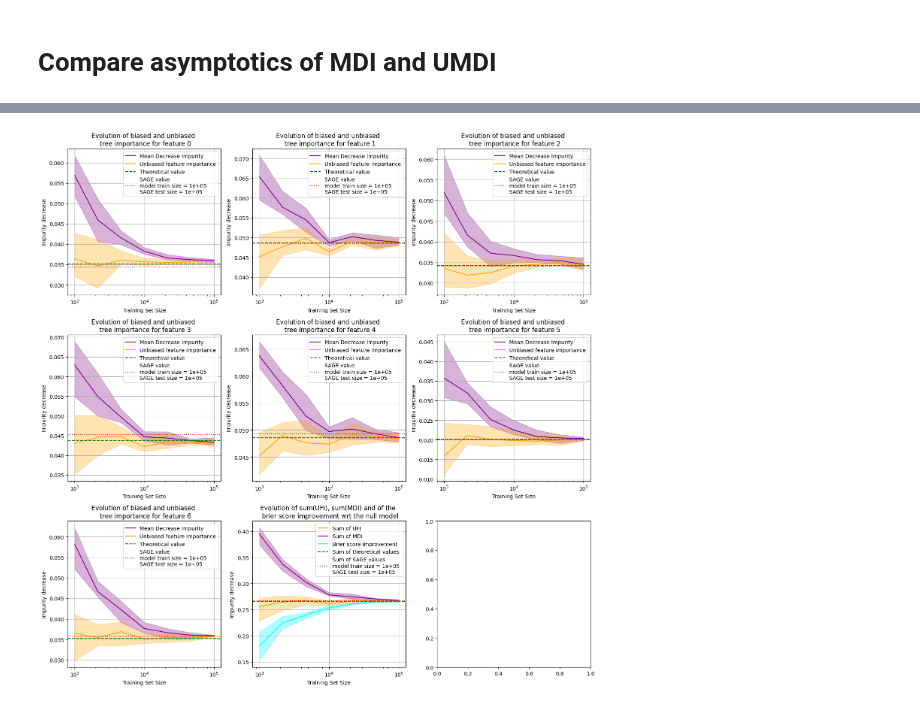
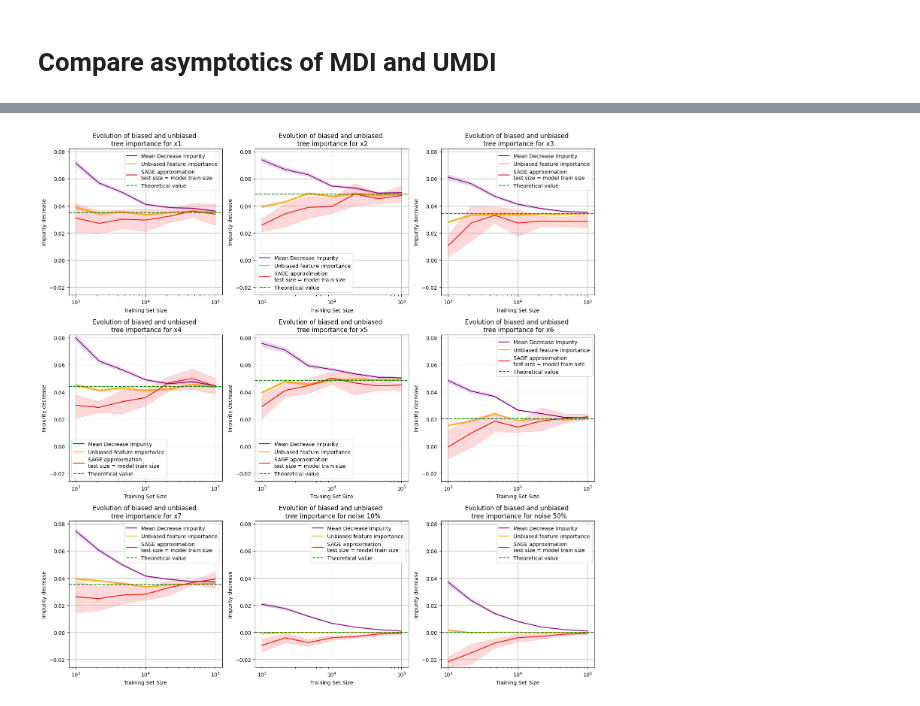
Before and after one commit to GaetandeCast/Internship, a Jupyter notebook: shapley_value_comparison/noised_led_experiment.ipynb, the cells around one changed output, grey strips where cells are left out. Drawn from its saved outputs; the diff is of its cells as text; code cells hidden in the pictures.

Commit message:
do kfold instead of seed change, use bootstrap CIs

```diff
--- a/shapley_value_comparison/noised_led_experiment.ipynb
+++ b/shapley_value_comparison/noised_led_experiment.ipynb
@@ -17,9 +19,17 @@ from sklearn.dummy import DummyClassifier
+# %%
+flip_proba = 0.2
+n_folds = 5
+n_estimators = 100
+rng = check_random_state(0)
+feature_names = ["x1", "x2", "x3", "x4", "x5", "x6", "x7", "noise 10%", "noise 50%"]
+train_sizes_largest = np.logspace(3, 5, 7, dtype=int)
+irrelevant = (0.1, 0.5)
 # %% [markdown]
 # Generating the dataset
 We take the led dataset and add noise to it to introduce randomness and compare between train and test sets.
 # %%
 def make_noised_led_sample(
-    n_samples=200, irrelevant=0, flip_proba=0.1, random_state=None
+    n_samples=200, irrelevant=None, flip_proba=0.1, random_state=None
 ):
     random_state = check_random_state(random_state)
 
@@ -45,8 +55,9 @@ def make_noised_led_sample(
         X_noised[sample, :] = np.abs(
             random_state.binomial(n=1, p=flip_proba, size=7) - X[sample, :]
         )
-    if irrelevant > 0:
-        X_noised = np.hstack((X_noised, random_state.rand(n_samples, irrelevant) > 0.5))
+    if irrelevant:
+        for proba in irrelevant:
+            X_noised = np.hstack((X_noised, random_state.binomial(n=1, p=proba, size=n_samples)[:, np.newaxis]))
     return X_noised, y
 # %% [markdown]
 # Compare asymptotics of MDI and UMDI
@@ -286,3 +171,4 @@ def exact_sage_from_joint(joint):
 # %%
 joint = get_joint_distribution(flip_proba=flip_proba)
 theoretical_value = exact_sage_from_joint(joint)
+theoretical_value = np.concat([theoretical_value, np.zeros_like(irrelevant)])
@@ -433,86 +234,67 @@ mean_mdi = np.zeros((len(train_sizes_largest), len(feature_names)))
 quantiles_mdi = np.zeros((len(train_sizes_largest), len(feature_names), 2))
 mean_umdi = np.zeros((len(train_sizes_largest), len(feature_names)))
 quantiles_umdi = np.zeros((len(train_sizes_largest), len(feature_names), 2))
-mean_brier = np.zeros(len(train_sizes_largest))
-quantiles_brier = np.zeros((len(train_sizes_largest), 2))
-
-for t_idx in range(len(train_sizes_largest)):
-    mean_mdi[t_idx, :] = mdi_large_res[:, t_idx, :].mean(axis=1)
-    quantiles_mdi[t_idx, :, :] = np.quantile(mdi_large_res[:, t_idx, :], q=(0.025, 0.975), axis=1).T
-    mean_umdi[t_idx, :] = umdi_large_res[:, t_idx, :].mean(axis=1)
-    quantiles_umdi[t_idx, :, :] = np.quantile(umdi_large_res[:, t_idx, :], q=(0.025, 0.975), axis=1).T
-
-    mean_brier = brier_score_improvement[t_idx, :].mean()
-    quantiles_brier[t_idx, :] = np.quantile(brier_score_improvement[t_idx, :], q=(0.025, 0.975)).T
+mean_sage = np.zeros((len(train_sizes_largest), len(feature_names)))
+quantiles_sage = np.zeros((len(train_sizes_largest), len(feature_names), 2))
 
 
+for train_size_idx in range(len(train_sizes_largest)):
+    for feat_idx in range(len(feature_names)):
+        mean_mdi[train_size_idx, feat_idx] = mdi_large_res[train_size_idx, :, feat_idx].mean()
+        mdi_bootstrap = bootstrap((mdi_large_res[train_size_idx, :, feat_idx],), np.mean, confidence_level=0.95, method="percentile", rng=train_size_idx*len(feature_names) + feat_idx)
+        quantiles_mdi[train_size_idx, feat_idx, :] = (mdi_bootstrap.confidence_interval.low, mdi_bootstrap.confidence_interval.high)
+
+        mean_umdi[train_size_idx, feat_idx] = umdi_large_res[train_size_idx, :, feat_idx].mean()
+        umdi_bootstrap = bootstrap((umdi_large_res[train_size_idx, :, feat_idx],), np.mean, confidence_level=0.95, method="percentile", rng=train_size_idx*len(feature_names) + feat_idx)
+        quantiles_umdi[train_size_idx, feat_idx, :] = (umdi_bootstrap.confidence_interval.low, umdi_bootstrap.confidence_interval.high)
+
+        mean_sage[train_size_idx, feat_idx] = sage_large_res[train_size_idx, :, feat_idx].mean()
+        sage_bootstrap = bootstrap((sage_large_res[train_size_idx, :, feat_idx],), np.mean, confidence_level=0.95, method="percentile", rng=train_size_idx*len(feature_names) + feat_idx)
+        quantiles_sage[train_size_idx, feat_idx, :] = (sage_bootstrap.confidence_interval.low, sage_bootstrap.confidence_interval.high)
+
+global_min = np.min([quantiles_mdi, quantiles_umdi, quantiles_sage])
+global_max = np.max([quantiles_mdi, quantiles_umdi, quantiles_sage])
 
 # Plot
 fig, axs = plt.subplots(3, 3, figsize=(15, 15))
 axs = axs.flatten()
 
-for i in range(7):
+for i in range(len(feature_names)):
+    axs[i].set_ylim(global_min, global_max)
     axs[i].plot(train_sizes_largest, mean_mdi[:, i], label="Mean Decrease Impurity", color='purple')
     axs[i].fill_between(
         train_sizes_largest,
         quantiles_mdi[:, i, 0],
         quantiles_mdi[:, i, 1],
         color='purple',
-        alpha=0.3,
+        alpha=0.15,
     )
     axs[i].plot(train_sizes_largest, mean_umdi[:, i], label="Unbiased feature importance", color='orange')
     axs[i].fill_between(
         train_sizes_largest,
         quantiles_umdi[:, i, 0],
         quantiles_umdi[:, i, 1],
         color='orange',
-        alpha=0.3,
+        alpha=0.5,
+    )
+    axs[i].plot(train_sizes_largest, mean_sage[:, i], label="SAGE approximation \ntest size = model train size", color='red')
+    axs[i].fill_between(
+        train_sizes_largest,
+        quantiles_sage[:, i, 0],
+        quantiles_sage[:, i, 1],
+        color='red',
+        alpha=0.15,
     )
     axs[i].axhline(theoretical_value[i], ls="--", label="Theoretical value", color="green")
-    axs[i].axhline(np.mean(sage_values, axis=0)[i], ls=":", label=f"SAGE value \nmodel train size = {n_samples_train_sage:.0g} \nSAGE test size = {n_samples_test_sage:.0g}", color="red")
 
     axs[i].set_xscale('log')
     axs[i].set_xlabel('Training Set Size')
     axs[i].set_ylabel('Impurity decrease')
-    axs[i].set_title(f'Evolution of biased and unbiased \n tree importance for feature {i}')
+    axs[i].set_title(f'Evolution of biased and unbiased \n tree importance for {feature_names[i]}')
     axs[i].grid(True)
     axs[i].legend()
 
-axs[7].plot(train_sizes_largest, umdi_large_res.sum(axis=0).mean(axis=1), label="Sum of UFI", color='orange')
-axs[7].fill_between(
-    train_sizes_largest,
-    np.quantile(umdi_large_res.sum(axis=0), q=(0.025, 0.975), axis=1).T[:, 0],
-    np.quantile(umdi_large_res.sum(axis=0), q=(0.025, 0.975), axis=1).T[:, 1],
-    color='orange',
-    alpha=0.3,
-)
-axs[7].plot(train_sizes_largest, mdi_large_res.sum(axis=0).mean(axis=1), label="Sum of MDI", color='purple')
-axs[7].fill_between(
-    train_sizes_largest,
-    np.quantile(mdi_large_res.sum(axis=0), q=(0.025, 0.975), axis=1).T[:, 0],
-    np.quantile(mdi_large_res.sum(axis=0), q=(0.025, 0.975), axis=1).T[:, 1],
-    color='purple',
-    alpha=0.3,
-)
-axs[7].plot(train_sizes_largest, brier_score_improvement.mean(axis=1), label="Brier score improvement", color='cyan')
-axs[7].fill_between(
-        train_sizes_largest,
-        quantiles_brier[:, 0],
-        quantiles_brier[:, 1],
-        color='cyan',
-        alpha=0.3,
-    )
-axs[7].axhline(theoretical_value.sum(), ls="--", label="Sum of theoretical values", color="green")
-axs[7].axhline(np.mean(sage_values, axis=0).sum(), ls=":", label=f"Sum of SAGE values \nmodel train size = {n_samples_train_sage:.0g} \nSAGE test size = {n_samples_test_sage:.0g}", color="red")
-
-axs[7].set_xscale('log')
-axs[7].set_xlabel('Training Set Size')
-axs[7].set_ylabel('Impurity decrease')
-axs[7].set_title('Evolution of sum(UFI), sum(MDI) and of the \n brier score improvement wrt the null model')
-axs[7].grid(True)
-axs[7].legend()
-
 plt.tight_layout()
 plt.show()
 # %% [output]
-[figure, old version]
+[figure, new version]
```
Also changed, not shown: parts of 14 cells of this notebook.
